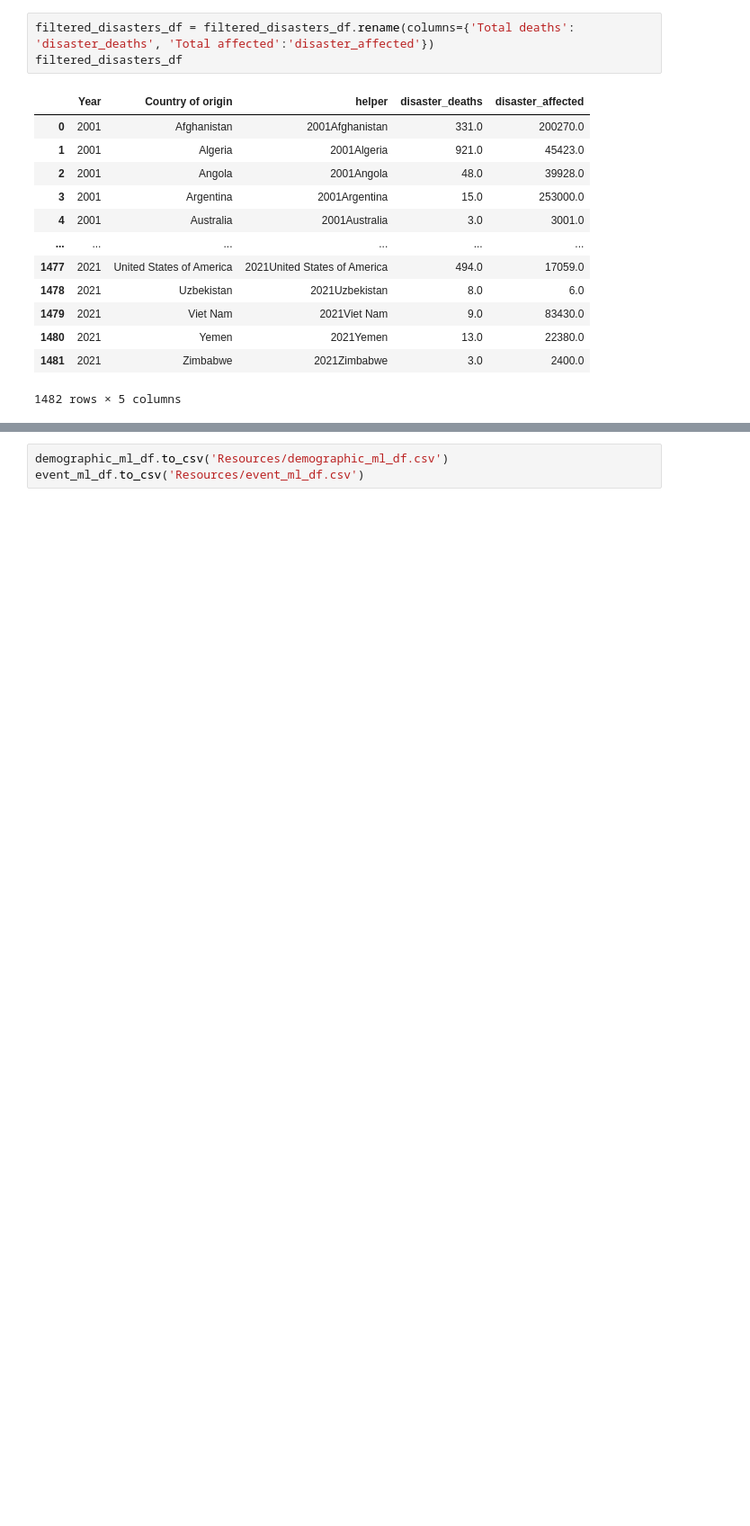
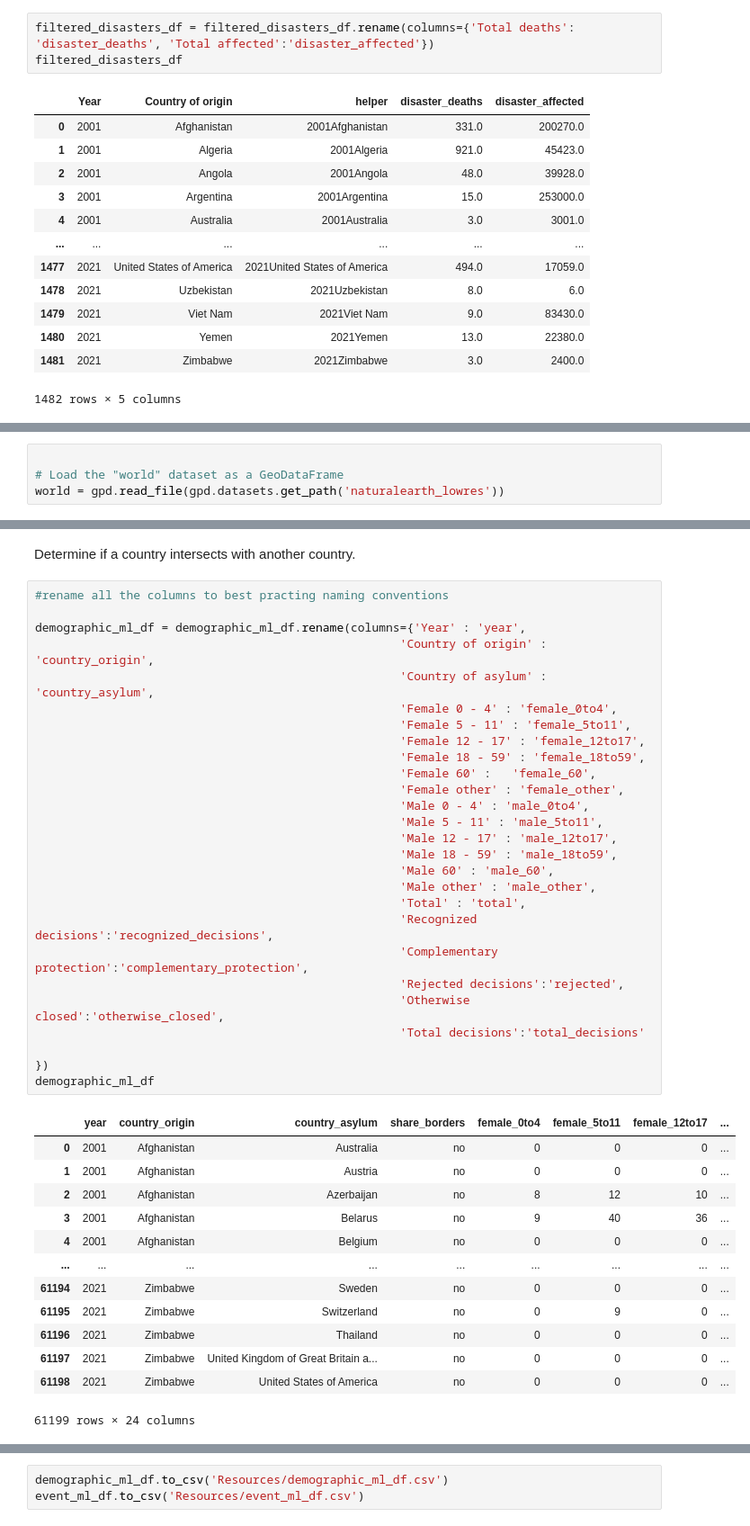
Before and after one commit to Nerdosth/Refugee-Migration, a Jupyter notebook: MLCleanup.ipynb, the cells around one changed output, grey strips where cells are left out. Shown at 90% size. Drawn from its saved outputs; the diff is of its cells as text; blank space fills up the shorter version.

```diff
--- a/MLCleanup.ipynb
+++ b/MLCleanup.ipynb
@@ -213,0 +169,4 @@ demographic_ml_df
+# %%
+
+# Load the "world" dataset as a GeoDataFrame
+world = gpd.read_file(gpd.datasets.get_path('naturalearth_lowres'))
@@ -214,3 +229,46 @@ demographic_ml_df
+# %% [markdown]
+Determine if a country intersects with another country.
+# %%
+#rename all the columns to best practing naming conventions
+
+demographic_ml_df = demographic_ml_df.rename(columns={'Year' : 'year',
+                                                    'Country of origin' : 'country_origin',
+                                                    'Country of asylum' : 'country_asylum',
+                                                    'Female 0 - 4' : 'female_0to4',
+                                                    'Female 5 - 11' : 'female_5to11',
+                                                    'Female 12 - 17' : 'female_12to17',
+                                                    'Female 18 - 59' : 'female_18to59',
+                                                    'Female 60' :	'female_60',
+                                                    'Female other' : 'female_other',
+                                                    'Male 0 - 4' : 'male_0to4',
+                                                    'Male 5 - 11' : 'male_5to11',
+                                                    'Male 12 - 17' : 'male_12to17',
+                                                    'Male 18 - 59' : 'male_18to59',
+                                                    'Male 60' : 'male_60',
+                                                    'Male other' : 'male_other',
+                                                    'Total' : 'total',
+                                                    'Recognized decisions':'recognized_decisions',
+                                                    'Complementary protection':'complementary_protection',
+                                                    'Rejected decisions':'rejected',
+                                                    'Otherwise closed':'otherwise_closed',
+                                                    'Total decisions':'total_decisions'
+
+})
+demographic_ml_df
+# %% [output]
+|  | year | country_origin | country_asylum | share_borders | female_0to4 | female_5to11 | female_12to17 | ... |
+| 0 | 2001 | Afghanistan | Australia | no | 0 | 0 | 0 | ... |
+| 1 | 2001 | Afghanistan | Austria | no | 0 | 0 | 0 | ... |
+| 2 | 2001 | Afghanistan | Azerbaijan | no | 8 | 12 | 10 | ... |
+| 3 | 2001 | Afghanistan | Belarus | no | 9 | 40 | 36 | ... |
+| 4 | 2001 | Afghanistan | Belgium | no | 0 | 0 | 0 | ... |
+| ... | ... | ... | ... | ... | ... | ... | ... | ... |
+| 61194 | 2021 | Zimbabwe | Sweden | no | 0 | 0 | 0 | ... |
+| 61195 | 2021 | Zimbabwe | Switzerland | no | 0 | 9 | 0 | ... |
+| 61196 | 2021 | Zimbabwe | Thailand | no | 0 | 0 | 0 | ... |
+| 61197 | 2021 | Zimbabwe | United Kingdom of Great Britain a... | no | 0 | 0 | 0 | ... |
+| 61198 | 2021 | Zimbabwe | United States of America | no | 0 | 0 | 0 | ... |
+61199 rows × 24 columns
 # %%
 #data merged by year totals.
 
```
Also changed, not shown: parts of 16 cells of this notebook, 3 other files.
